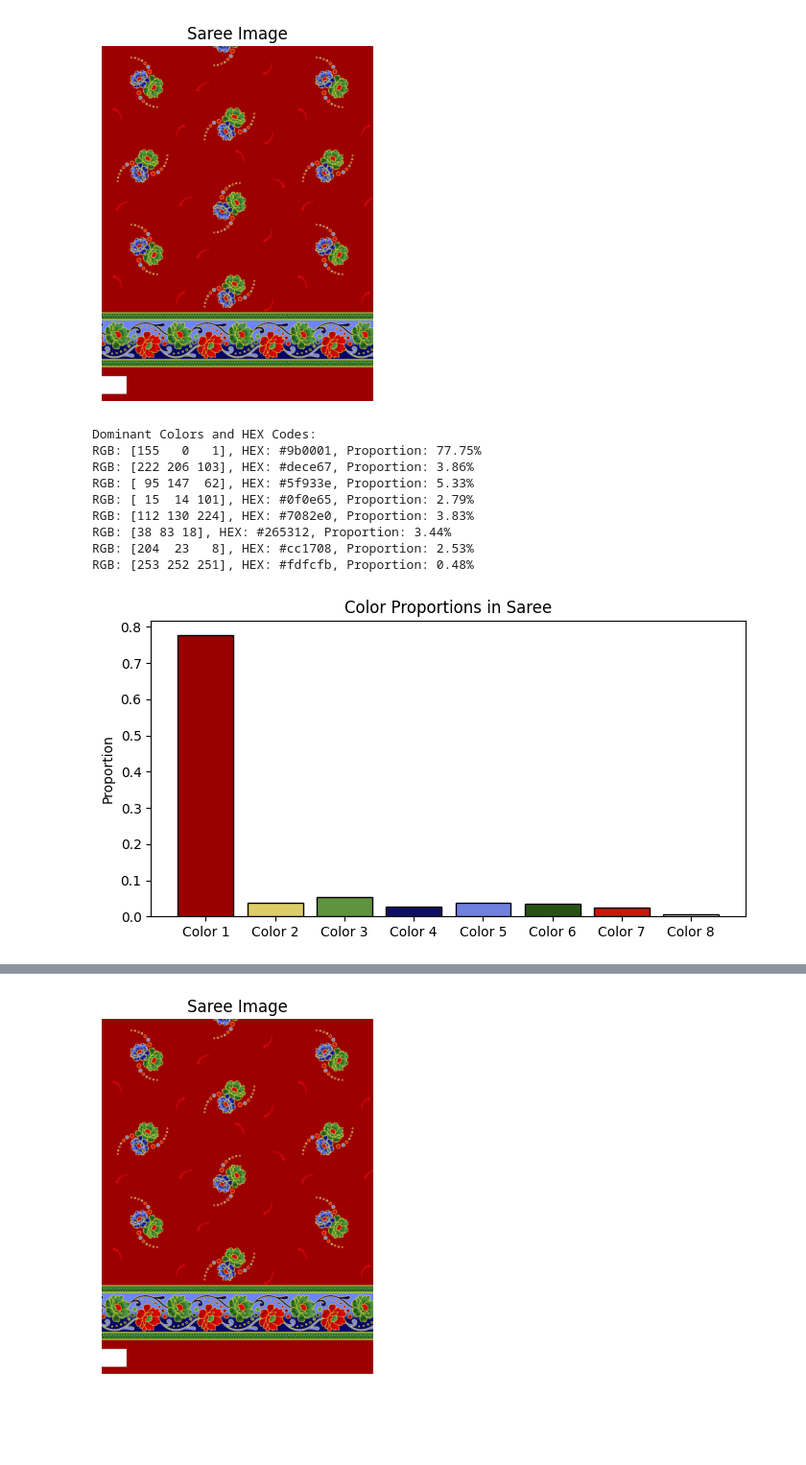
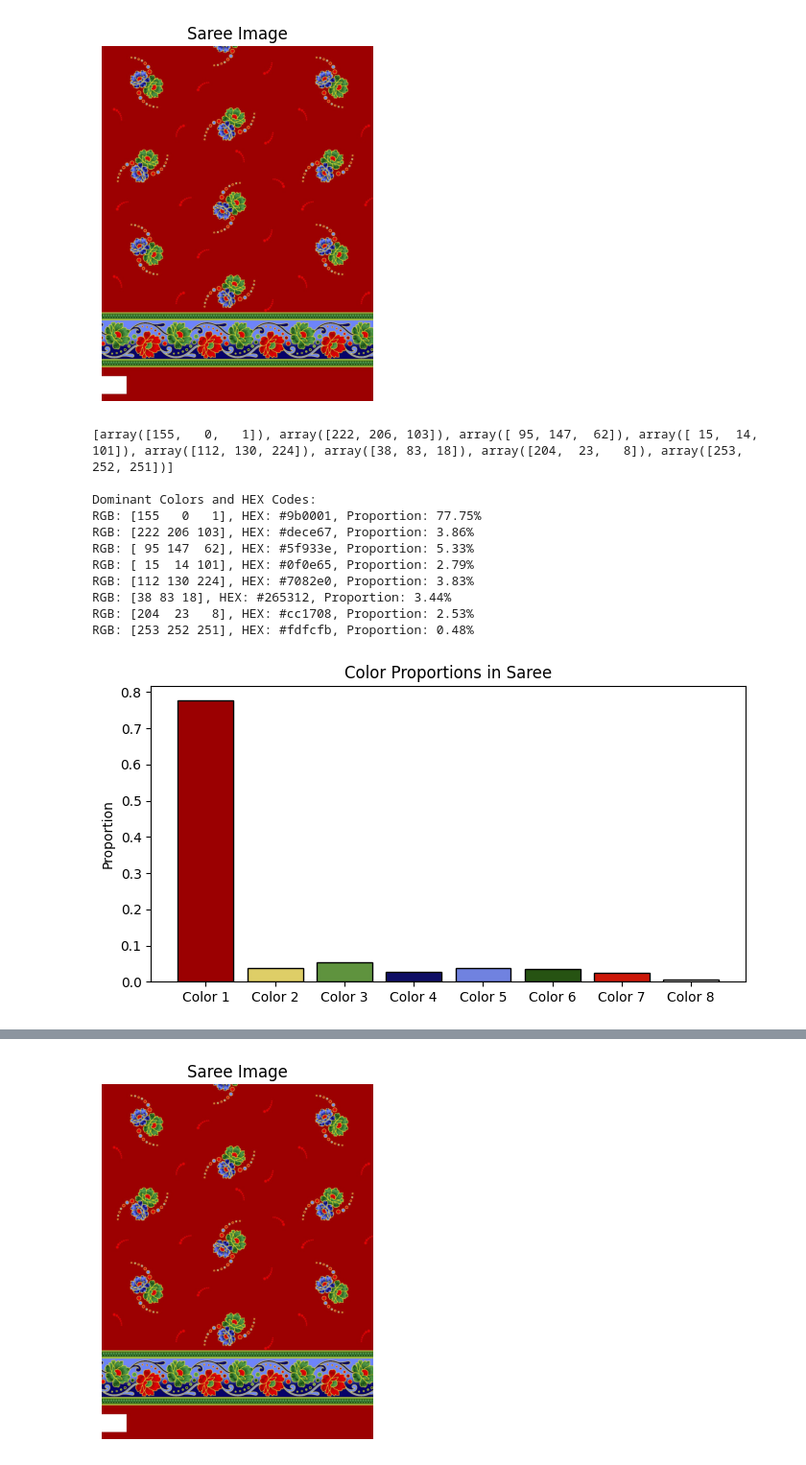
Before and after one commit to Samyak008/VogueFusion_Pulse, a Jupyter notebook: color_prediction/cost_prediction_3.ipynb, the cells around one changed output, grey strips where cells are left out. Shown at 96% size. Drawn from its saved outputs; the diff is of its cells as text; code cells hidden in the pictures; blank space fills up the shorter version.

Commit message:
Cost Prediction Final

```diff
--- a/color_prediction/cost_prediction_3.ipynb
+++ b/color_prediction/cost_prediction_3.ipynb
@@ -120,33 +91,32 @@ def calculate_color_mixing(target_hex):
 # %%
-def main():
-    image_path = r'E:\VogueFusion_Pulse\design_dataset\Saree\image_4.jpg'
-    paint_costs = {'R': 0.5, 'G': 0.3, 'B': 0.2}
-    num_colors=8
+
+image_path = '../design_dataset/Saree/image_4.jpg'
+num_colors=8
     # Extract colors and display information
-    colors, hex_codes, counts = extract_colors_with_codes(image_path, num_colors)
-    display_color_codes(colors, hex_codes, counts)
+colors, hex_codes, counts = extract_colors_with_codes(image_path, num_colors)
+print(colors)
+display_color_codes(colors, hex_codes, counts)
 
     # Plot color proportions
-    plot_colors(colors, counts)
+plot_colors(colors, counts)
 
     # Display the saree image
     # image = read_and_preprocess_image(image_path)
     # plt.imshow(image)
     # plt.title("Saree Image")
     # plt.axis("off")
     # plt.show()
+# %% [output]
+[figure, added]
+[array([155,   0,   1]), array([222, 206, 103]), array([ 95, 147,  62]), array([ 15,  14, 101]), array([112, 130, 224]), array([38, 83, 18]), array([204,  23,   8]), array([253, 252, 251])]
+
+Dominant Colors and HEX Codes:
+RGB: [155   0   1], HEX: #9b0001, Proportion: 77.75%
+RGB: [222 206 103], HEX: #dece67, Proportion: 3.86%
+RGB: [ 95 147  62], HEX: #5f933e, Proportion: 5.33%
+RGB: [ 15  14 101], HEX: #0f0e65, Proportion: 2.79%
+RGB: [112 130 224], HEX: #7082e0, Proportion: 3.83%
+RGB: [38 83 18], HEX: #265312, Proportion: 3.44%
+RGB: [204  23   8], HEX: #cc1708, Proportion: 2.53%
+RGB: [253 252 251], HEX: #fdfcfb, Proportion: 0.48%
+[figure, added]
-# %%
-if __name__ == "__main__":
-    main()
-# %% [output]
-[figure, removed]
-Dominant Colors and HEX Codes:
-RGB: [155   0   1], HEX: #9b0001, Proportion: 77.75%
-RGB: [222 206 103], HEX: #dece67, Proportion: 3.86%
-RGB: [ 95 147  62], HEX: #5f933e, Proportion: 5.33%
-RGB: [ 15  14 101], HEX: #0f0e65, Proportion: 2.79%
-RGB: [112 130 224], HEX: #7082e0, Proportion: 3.83%
-RGB: [38 83 18], HEX: #265312, Proportion: 3.44%
-RGB: [204  23   8], HEX: #cc1708, Proportion: 2.53%
-RGB: [253 252 251], HEX: #fdfcfb, Proportion: 0.48%
-[figure, removed]
```
Also changed, not shown: parts of 9 cells of this notebook, 2 other files.
